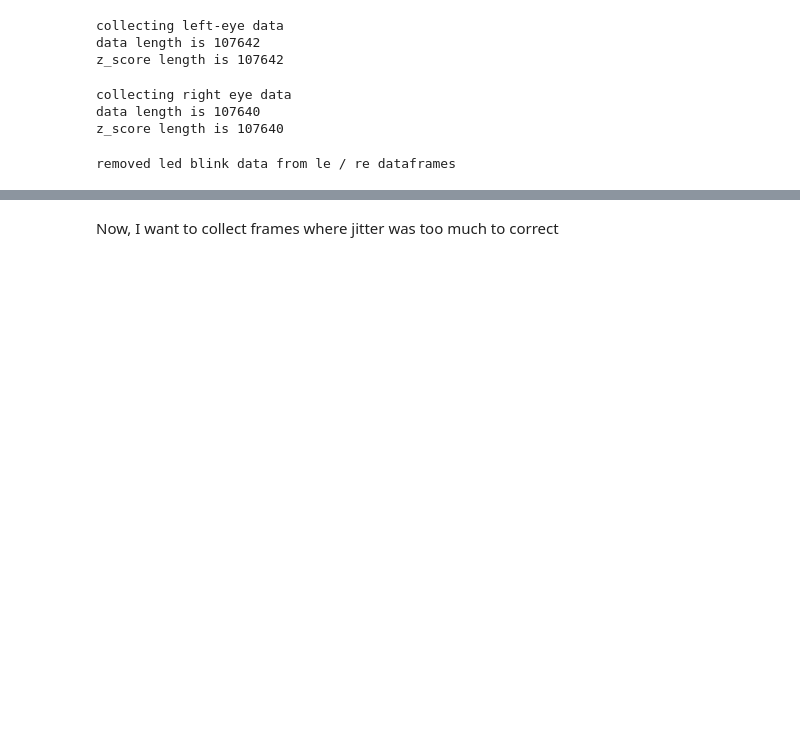
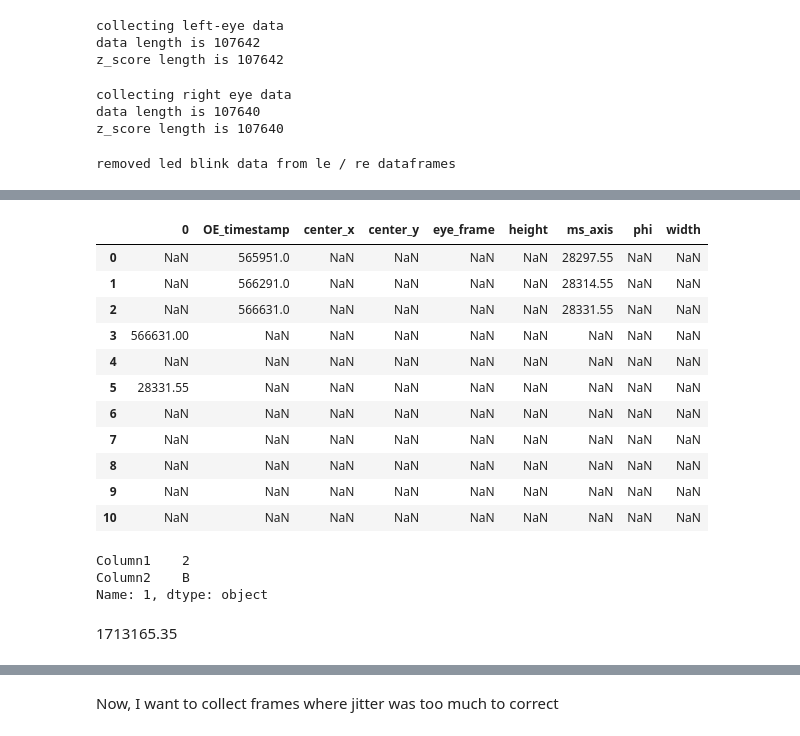
Before and after one commit to neural-electrophysiology-tool-team/Eye-Tracking-Tools, a Jupyter notebook: Graphs_for_paper_Jan_24.ipynb, the cells around one changed output, grey strips where cells are left out. Cells and saved outputs as stored; diff of their text form; code cells hidden in the pictures; blank space fills up the shorter version.

```diff
--- a/Graphs_for_paper_Jan_24.ipynb
+++ b/Graphs_for_paper_Jan_24.ipynb
@@ -577,3 +831,30 @@ removed led blink data from le / re dataframes
+# %%
+df = r_df.head()
+r_ind = 2
+row = df.loc[r_ind]
+df2 = pd.concat([df.loc[:r_ind], row, df.loc[r_ind:]]).reset_index(drop=True)
+df2
+# %% [output]
+|  | 0 | OE_timestamp | center_x | center_y | eye_frame | height | ms_axis | phi | width |
+| 0 | NaN | 565951.0 | NaN | NaN | NaN | NaN | 28297.55 | NaN | NaN |
+| 1 | NaN | 566291.0 | NaN | NaN | NaN | NaN | 28314.55 | NaN | NaN |
+| 2 | NaN | 566631.0 | NaN | NaN | NaN | NaN | 28331.55 | NaN | NaN |
+| 3 | 566631.00 | NaN | NaN | NaN | NaN | NaN | NaN | NaN | NaN |
+| 4 | NaN | NaN | NaN | NaN | NaN | NaN | NaN | NaN | NaN |
+| 5 | 28331.55 | NaN | NaN | NaN | NaN | NaN | NaN | NaN | NaN |
+| 6 | NaN | NaN | NaN | NaN | NaN | NaN | NaN | NaN | NaN |
+| 7 | NaN | NaN | NaN | NaN | NaN | NaN | NaN | NaN | NaN |
+| 8 | NaN | NaN | NaN | NaN | NaN | NaN | NaN | NaN | NaN |
+| 9 | NaN | NaN | NaN | NaN | NaN | NaN | NaN | NaN | NaN |
+| 10 | NaN | NaN | NaN | NaN | NaN | NaN | NaN | NaN | NaN |
+# %%
+new_row
+# %% [output]
+Column1    2
+Column2    B
+Name: 1, dtype: object
+# %% [markdown]
+1713165.35
 # %%
 def create_distance_plot(distances, top_dist_to_show=500):
     # Create cumulative distribution plot
```
Also changed, not shown: parts of 44 cells of this notebook, 3 other files.
